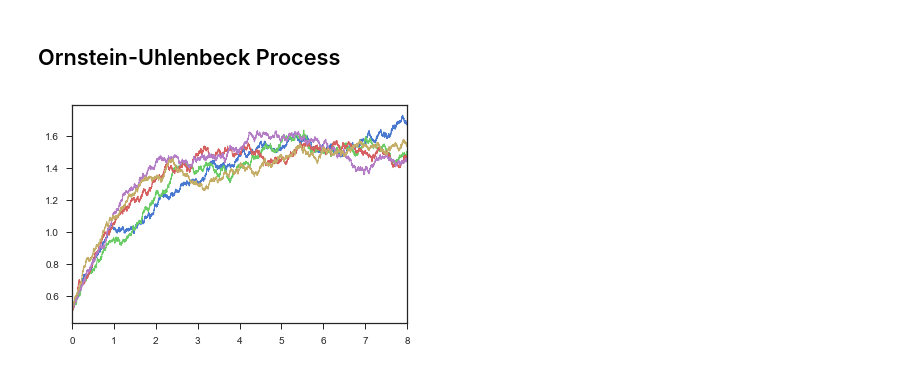
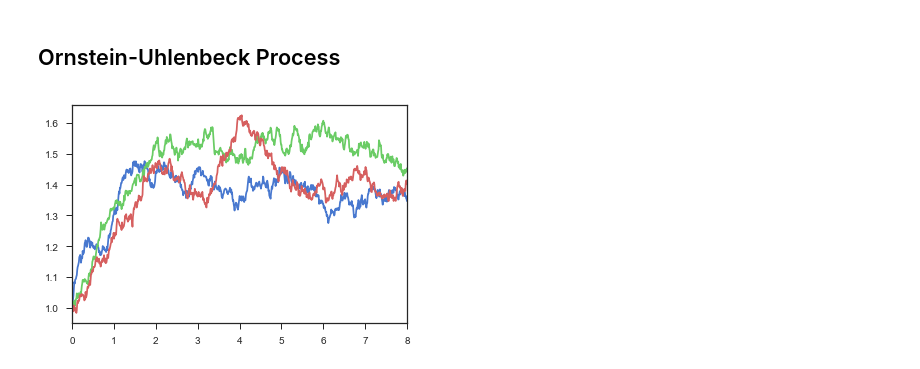
Before and after one commit to artemmavrin/StatTools, a Jupyter notebook: examples/Ito Diffusions.ipynb, the cells around one changed output. Cells and saved outputs as stored; diff of their text form; code cells hidden in the pictures.

```diff
--- a/examples/Ito Diffusions.ipynb
+++ b/examples/Ito Diffusions.ipynb
@@ -76,18 +52,11 @@ plt.close()
 # %% [markdown]
 ## Ornstein-Uhlenbeck Process
-# %%
-T = 8
-N = 10000
-x0 = 0.5
-
-ou = OrnsteinUhlenbeck(theta=0.8, mu=1.5, sigma=0.09)
-
-plt.figure()
-for _ in range(5):
-    x, t = ou.simulate(T=T, N=N, x0=x0)
-    plt.plot(t, x, lw=1)
-plt.xlim([0, T])
-plt.show()
-plt.close()
-# %% [output]
-[figure, removed]
+# %%
+plt.figure()
+for seed in range(3):
+    ou = OrnsteinUhlenbeck(theta=0.8, mu=1.5, sigma=0.09, step=1e-2, random_state=seed)
+    ou.plot(end=8.0)
+plt.show()
+plt.close()
+# %% [output]
+[figure, added]
```
Also changed, not shown: parts of 8 cells of this notebook, 2 other files.
